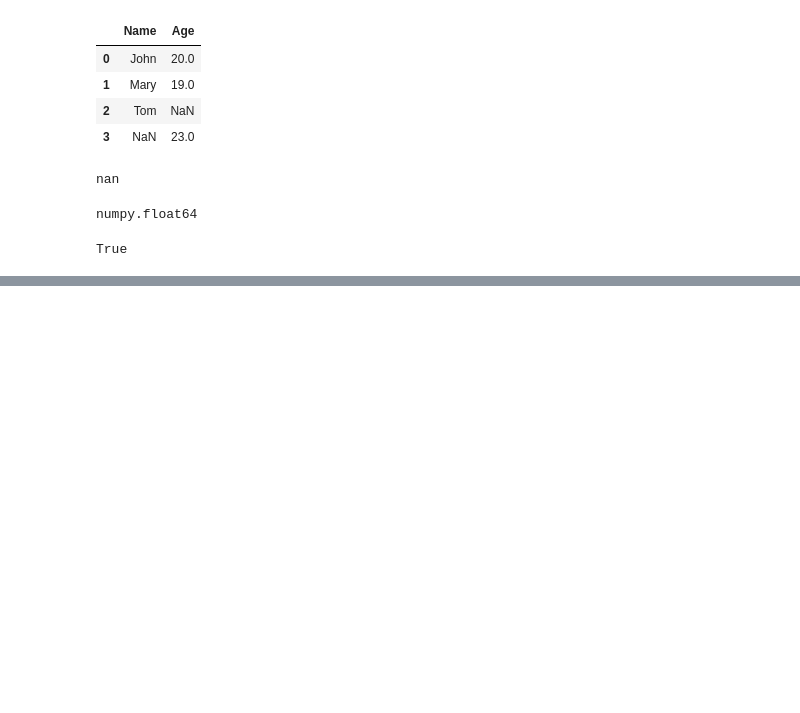
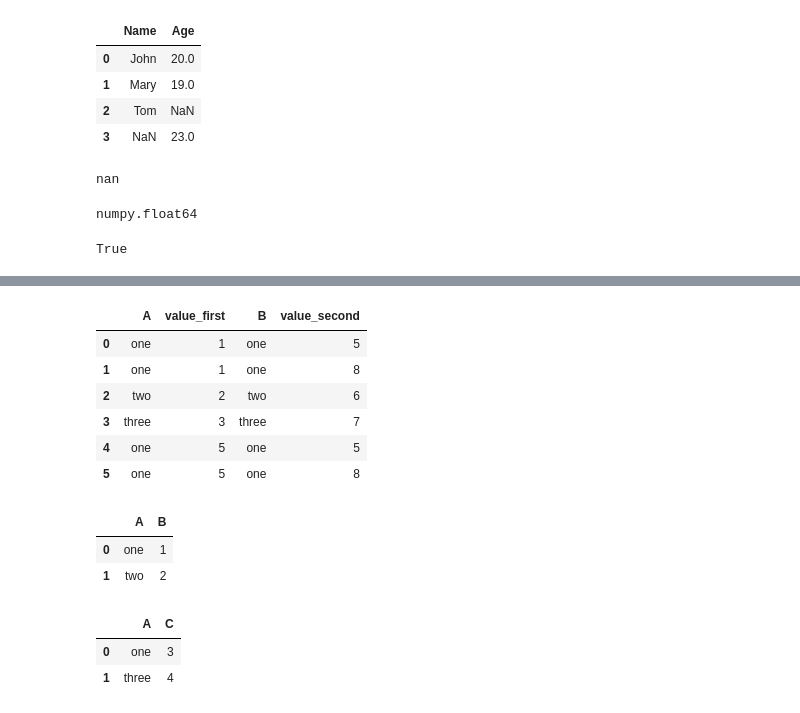
Before and after one commit to HeinoPortfolio/MS_Comp_Sci, a Jupyter notebook: 4 Data Analytics/MISC/Module_5.ipynb, the cells around one changed output, grey strips where cells are left out. Cells and saved outputs as stored; diff of their text form; code cells hidden in the pictures; blank space fills up the shorter version.

```diff
--- a/4 Data Analytics/MISC/Module_5.ipynb
+++ b/4 Data Analytics/MISC/Module_5.ipynb
@@ -133,0 +413,25 @@ True
+# %%
+df1.merge(df2, left_on='A', right_on='B', suffixes=('_first', '_second'))
+# %% [output]
+|  | A | value_first | B | value_second |
+| 0 | one | 1 | one | 5 |
+| 1 | one | 1 | one | 8 |
+| 2 | two | 2 | two | 6 |
+| 3 | three | 3 | three | 7 |
+| 4 | one | 5 | one | 5 |
+| 5 | one | 5 | one | 8 |
+# %%
+df1 = pd.DataFrame({'A':['one','two'], 'B':[1, 2]})
+df2 = pd.DataFrame({'A':['one','three'], 'C':[3, 4]})
+
+df1
+# %% [output]
+|  | A | B |
+| 0 | one | 1 |
+| 1 | two | 2 |
+# %%
+df2
+# %% [output]
+|  | A | C |
+| 0 | one | 3 |
+| 1 | three | 4 |
```
Also changed, not shown: parts of 38 cells of this notebook.
